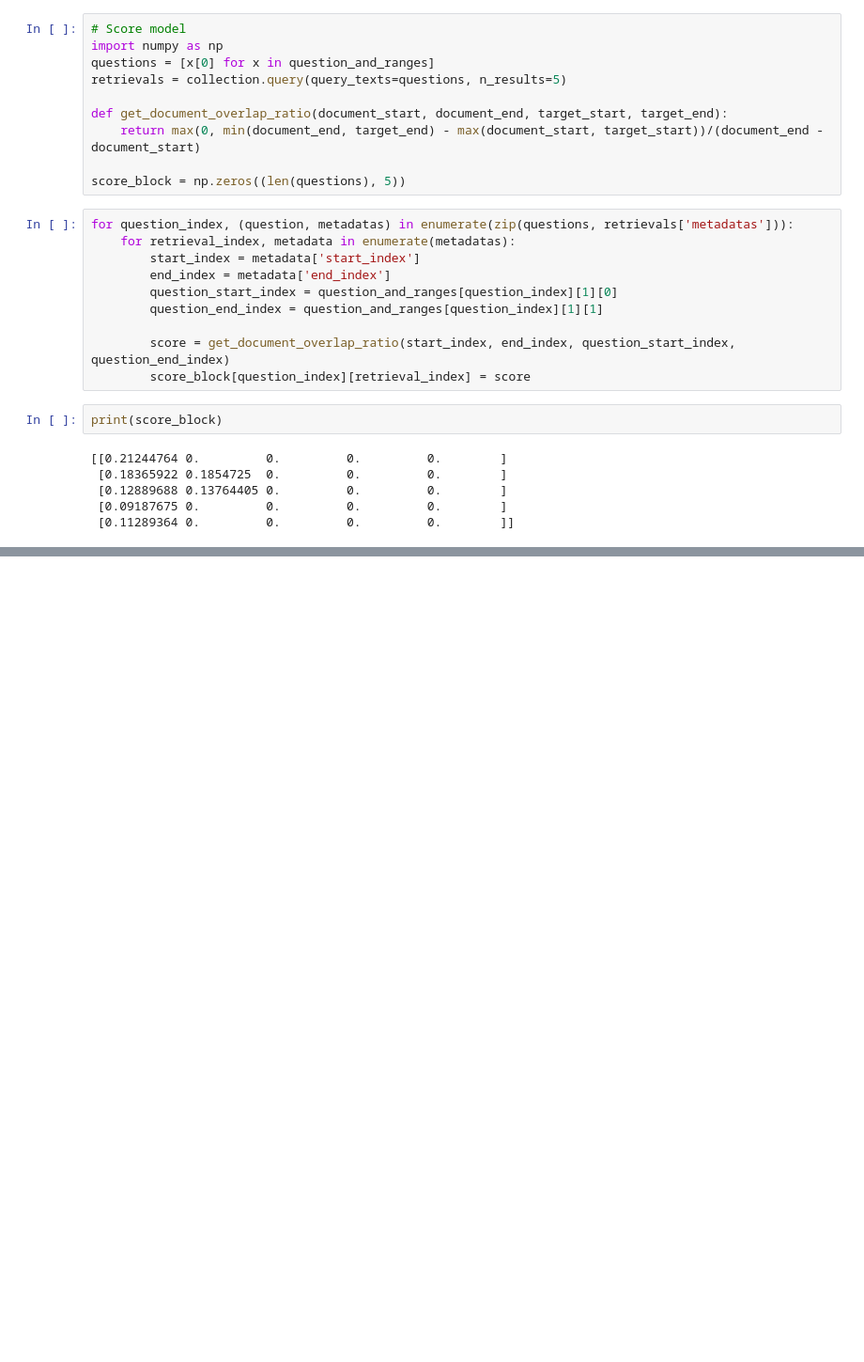
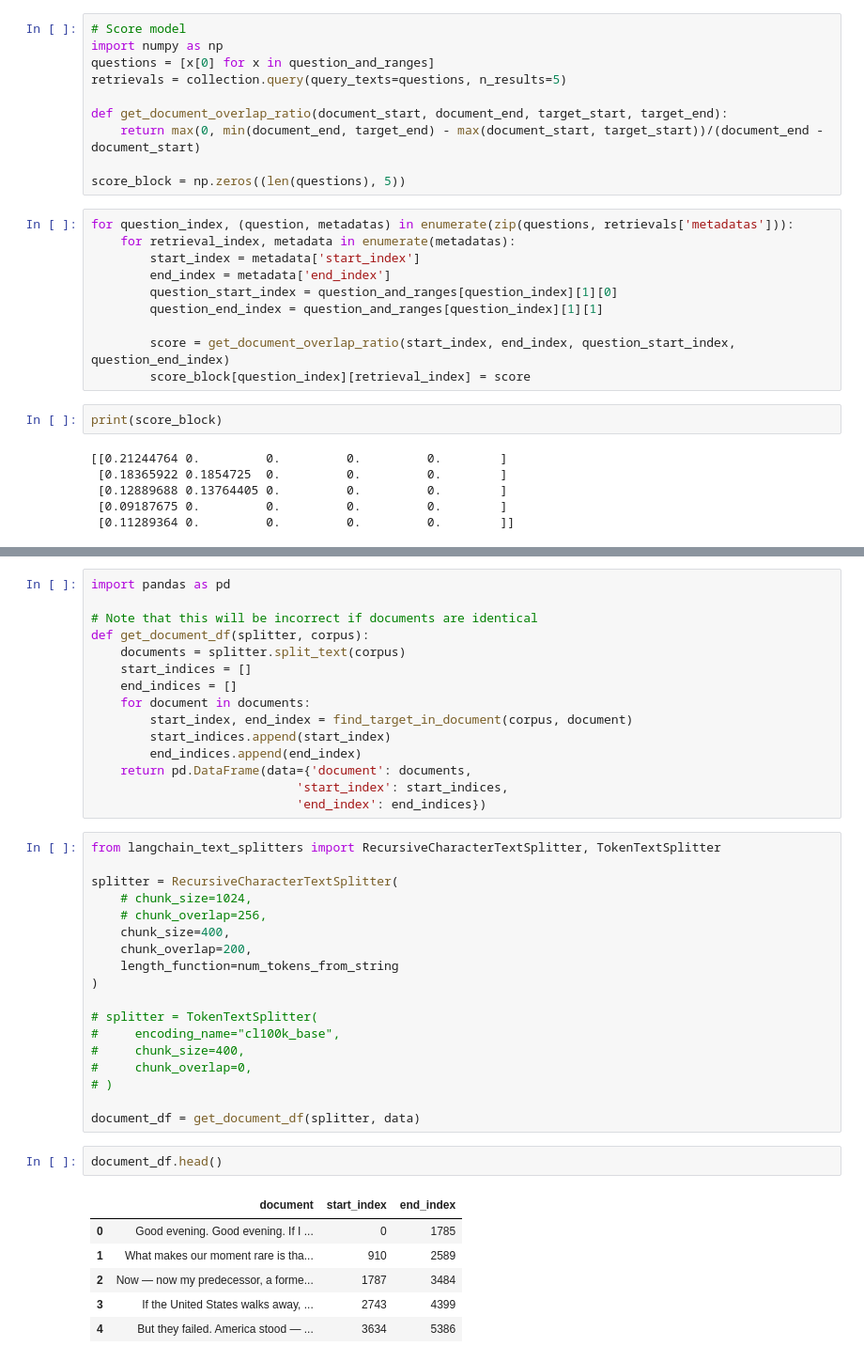
Before and after one commit to brandonstarxel/semantic-chunker, a Jupyter notebook: notebooks/lab_book.ipynb, the cells around one changed output, grey strips where cells are left out. Shown at 94% size. Drawn from its saved outputs; the diff is of its cells as text; blank space fills up the shorter version.

```diff
--- a/notebooks/lab_book.ipynb
+++ b/notebooks/lab_book.ipynb
@@ -1240,0 +1264,42 @@ array([0.14595483, 0.06462331, 0.        , 0.        , 0.        ])
+# %%
+import pandas as pd
+
+# Note that this will be incorrect if documents are identical
+def get_document_df(splitter, corpus):
+    documents = splitter.split_text(corpus)
+    start_indices = []
+    end_indices = []
+    for document in documents:
+        start_index, end_index = find_target_in_document(corpus, document)
+        start_indices.append(start_index)
+        end_indices.append(end_index)
+    return pd.DataFrame(data={'document': documents,
+                            'start_index': start_indices,
+                            'end_index': end_indices})
+# %%
+from langchain_text_splitters import RecursiveCharacterTextSplitter, TokenTextSplitter
+
+splitter = RecursiveCharacterTextSplitter(
+    # chunk_size=1024,
+    # chunk_overlap=256,
+    chunk_size=400,
+    chunk_overlap=200,
+    length_function=num_tokens_from_string
+)
+
+# splitter = TokenTextSplitter(
+#     encoding_name="cl100k_base",
+#     chunk_size=400,
+#     chunk_overlap=0,
+# )
+
+document_df = get_document_df(splitter, data)
+# %%
+document_df.head()
+# %% [output]
+|  | document | start_index | end_index |
+| 0 | Good evening. Good evening. If I ... | 0 | 1785 |
+| 1 | What makes our moment rare is tha... | 910 | 2589 |
+| 2 | Now — now my predecessor, a forme... | 1787 | 3484 |
+| 3 | If the United States walks away, ... | 2743 | 4399 |
+| 4 | But they failed. America stood — ... | 3634 | 5386 |
```
Also changed, not shown: parts of 15 cells of this notebook, 1 other file.
